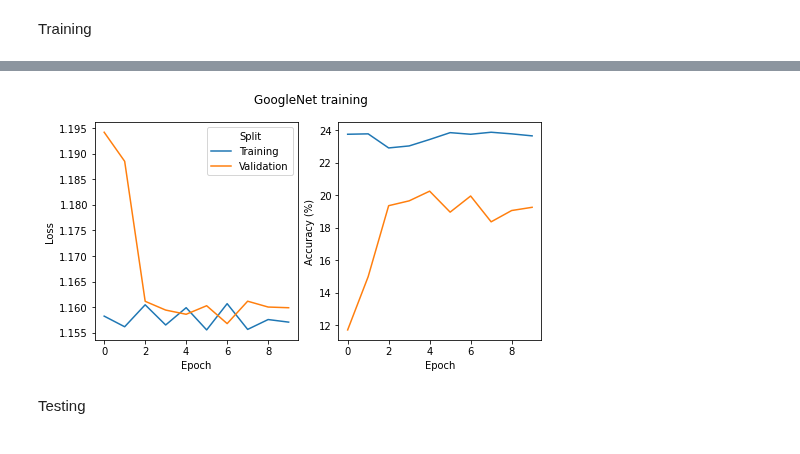
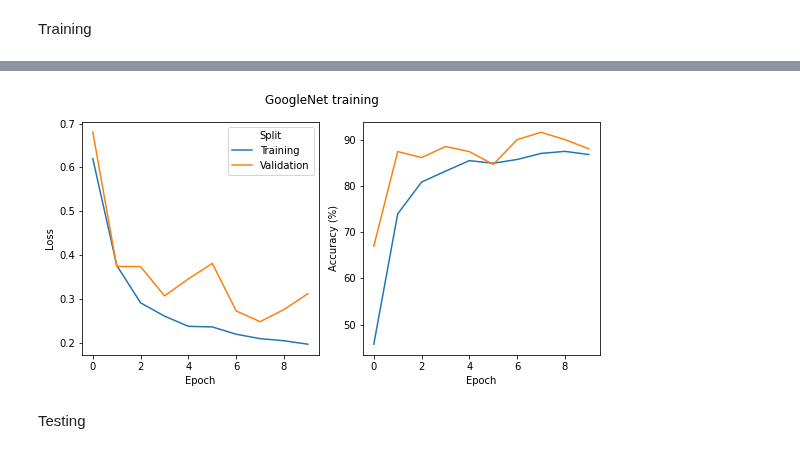
Before and after one commit to StephenTGibson/COMP527-colabNotebooks, a Jupyter notebook: COMP534-AppliedArtificialIntelligence/COMP534-CA3.ipynb, the cells around one changed output, grey strips where cells are left out. Saved outputs shown, nothing was run; the diff lists cells and outputs as text; code cells hidden in the pictures.

```diff
--- a/COMP534-AppliedArtificialIntelligence/COMP534-CA3.ipynb
+++ b/COMP534-AppliedArtificialIntelligence/COMP534-CA3.ipynb
@@ -163,7 +166,7 @@ transformsPretrained = transforms.Compose([
 Pytorch dataloaders provide an effective method to feed data
 # %%
 # define batch size
-batchSize = 128
+batchSize = 64
 # %%
 # create image folder objects for each split and apply preprocessing transforms
 trainData = ImageFolder(
@@ -246,6 +249,7 @@ def trainer(model, epochs):
             prediction = model(X)
             loss = lossFunction(prediction, label)
             loss.backward()
+            optimiser.step()
             # increment current epoch loss and count of correct classifications
             epochTrainLoss += loss
             epochTrainCorrect += (prediction.argmax(1) == label).type(torch.float).sum().item()
@@ -520,18 +529,20 @@ dfLong = dfLong.join(dfLoss, on=['Split', 'Epoch'])
 # %%
 # create training performance figure
 fig, axs = plt.subplots(1, 2, figsize=(8, 4))
 # plot loss
 sns.lineplot(ax=axs[0], data=dfLong, x='Epoch', y='Loss', hue='Split')
 # plot accuracy
 sns.lineplot(ax=axs[1], data=dfLong, x='Epoch', y='Accuracy (%)', hue='Split')
 axs[1].get_legend().remove()
+
+fig.tight_layout()
 # add title
-fig.suptitle('GoogleNet training', fontsize=12)
+fig.suptitle('GoogleNet training', y=1.05, fontsize=12)
 
 fig.savefig('googleNetTraining', bbox_inches='tight')
 plt.show()
 # %% [output]
-[figure, old version]
+[figure, new version]
 # %% [markdown]
 Testing
 # %%
```
Also changed, not shown: parts of 27 cells of this notebook.
